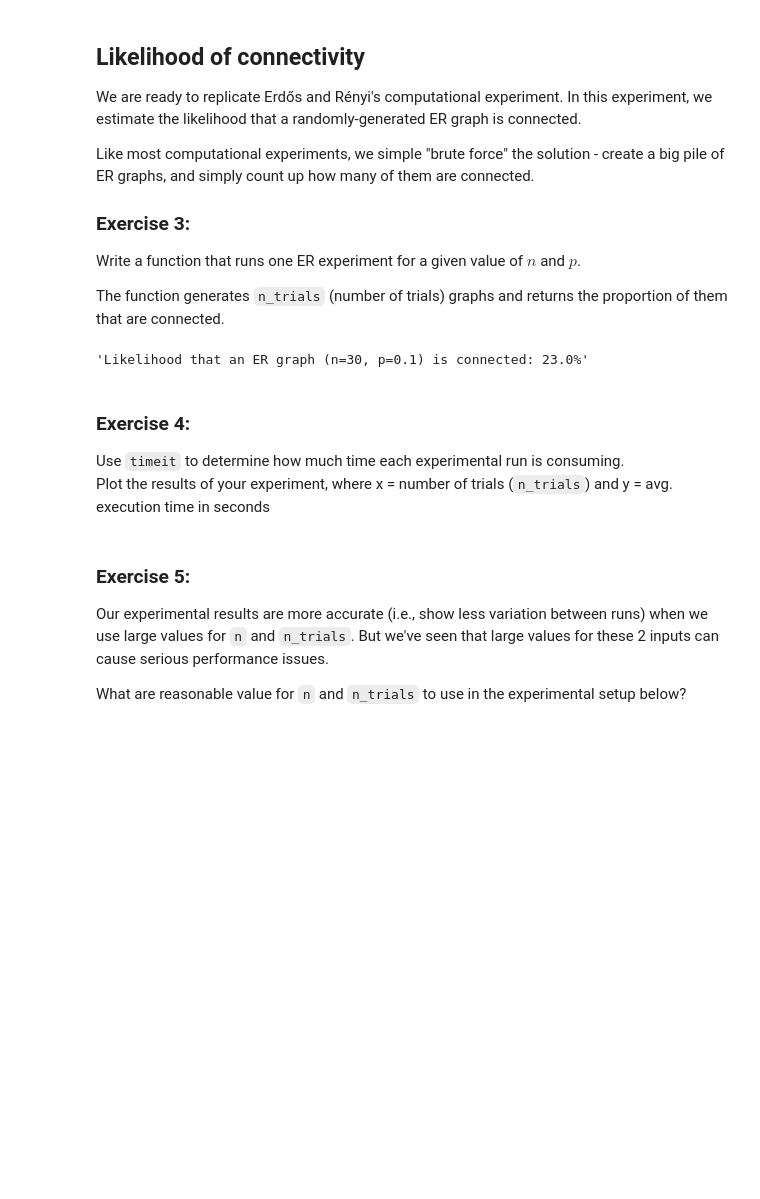
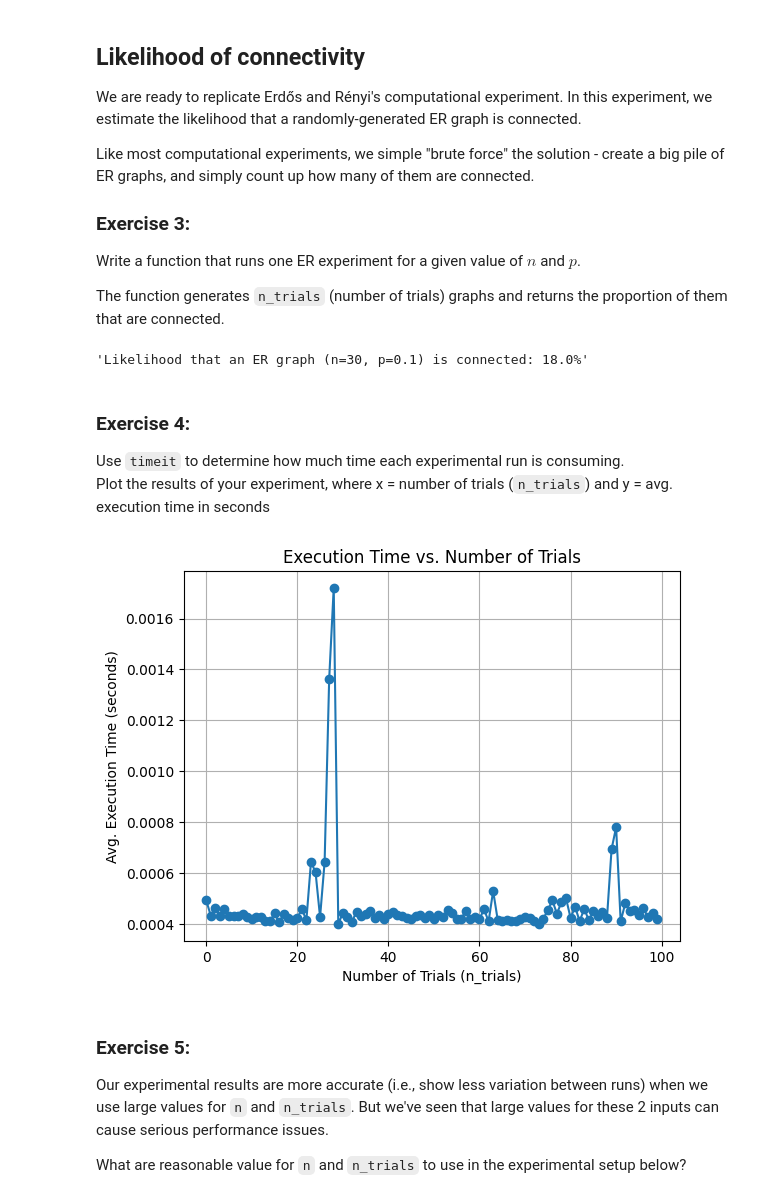
Before and after one commit to jaymhaiskar/cap-comp215, a Jupyter notebook: Copy_of_lab04_graphs.ipynb, the cells around one changed output. Saved outputs shown, nothing was run; the diff lists cells and outputs as text; code cells hidden in the pictures; blank space fills up the shorter version.

```diff
--- a/Copy_of_lab04_graphs.ipynb
+++ b/Copy_of_lab04_graphs.ipynb
@@ -171,6 +190,17 @@ The function generates `n_trials` (number of trials) graphs and returns the prop
 def proportion_connected(n, p, n_trials=100):
     """ Return the proportion of random ER Graphs (n, p) that are connected out of n trials. """
     # Ex. 3 your code here here...
+    count=0
+
+    for trial in range(n_trials):
+
+      graph=make_random_graph(n,p)
+
+      if is_connected(graph):
+          count= count + 1
+
+    return count
+
     # Step 1: make n_trials random graphs
 
     # Step 2: compute the proportion of those graphs that are connected
@@ -178,10 +208,10 @@ def proportion_connected(n, p, n_trials=100):
 
 n = 30
 p = 0.1
-p_connected = proportion_connected(n, p)*100
+p_connected = proportion_connected(n, p)
 f'Likelihood that an ER graph (n={n}, p={p}) is connected: {p_connected:.1f}%'
 # %% [output]
-'Likelihood that an ER graph (n=30, p=0.1) is connected: 23.0%'
+'Likelihood that an ER graph (n=30, p=0.1) is connected: 18.0%'
 # %% [markdown]
 ### Exercise 4:
 Use `timeit` to determine how much time each experimental run is consuming.
@@ -191,3 +219,39 @@ Plot the results of your experiment, where x = number of trials (`n_trials`) and
+# %%
+#updated function from above with timer
+def proportion_connected(n, p, n_trials=100):
+    """ Return the proportion of random ER Graphs (n, p) that are connected out of n trials. """
+    count=0
+    for trial in range(n_trials):
+      graph=make_random_graph(n,p)
+
+      if is_connected(graph):
+          count= count + 1
+
+      return count
+
+execution_times = []
+trials=[]
+
+for i in range(100):
+  trials.append(i)
+
+for t in trials:
+  seconds = timeit(lambda: proportion_connected(n, p), number=3) #took from your code above
+  execution_times.append(seconds)
+
+
+
+# print(execution_times)
+
+
+plt.plot(trials, execution_times, marker='o')
+plt.xlabel('Number of Trials (n_trials)')
+plt.ylabel('Avg. Execution Time (seconds)')
+plt.title('Execution Time vs. Number of Trials')
+plt.grid(True)
+plt.show()
+# %% [output]
+[figure, added]
 # %% [markdown]
 ### Exercise 5:
 Our experimental results are more accurate (i.e., show less variation between runs) when we use large values for `n` and `n_trials`.  But we've seen that large values for these 2 inputs can cause serious performance issues.
```
Also changed, not shown: parts of 6 cells of this notebook.
